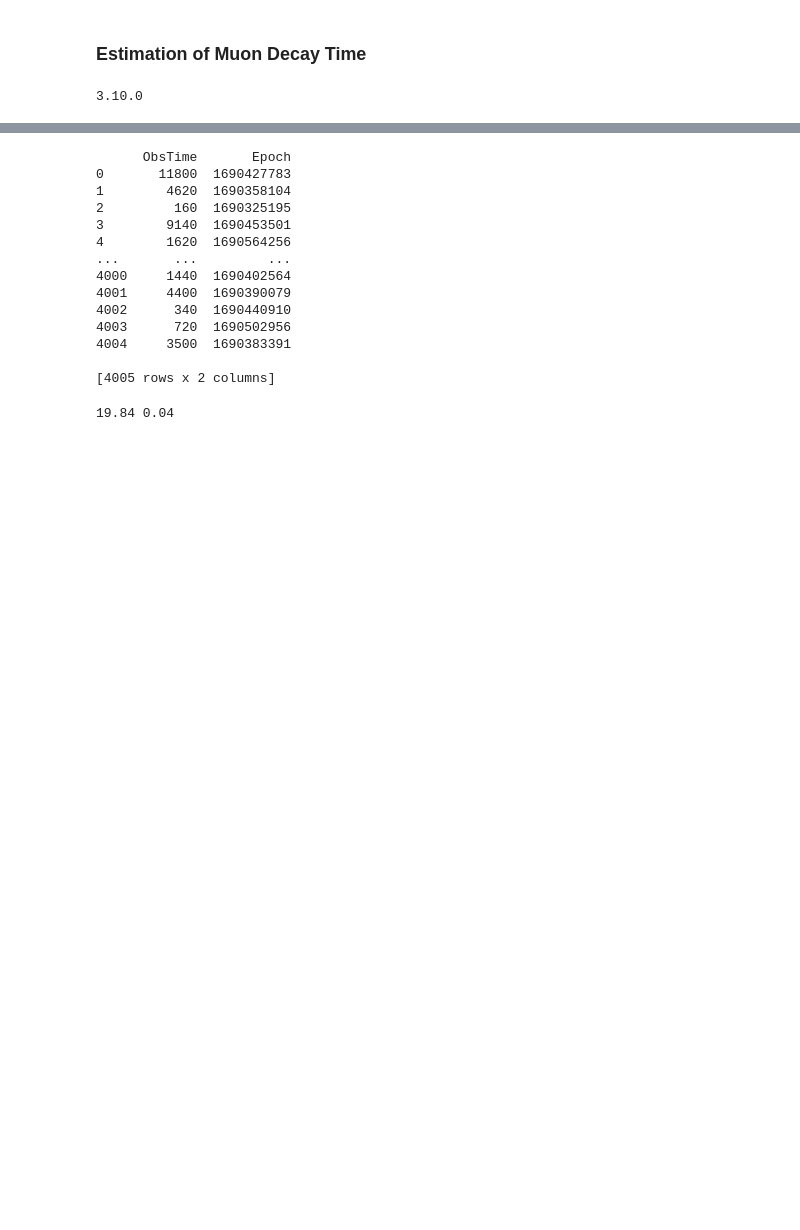
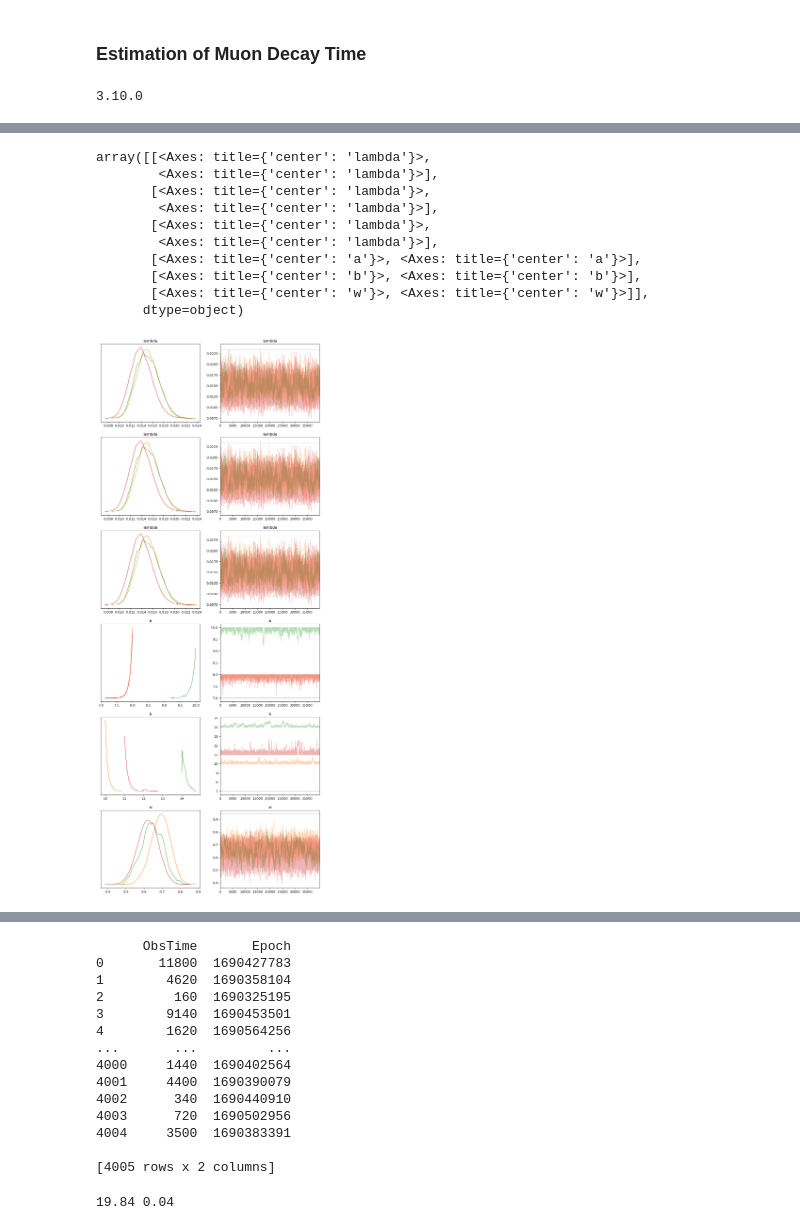
Before and after one commit to NightHydra/CognitiveModelingHomework, a Jupyter notebook: Project/muonPhysics.ipynb, the cells around one changed output, grey strips where cells are left out. Saved outputs shown, nothing was run; the diff lists cells and outputs as text; code cells hidden in the pictures; blank space fills up the shorter version.

```diff
--- a/Project/muonPhysics.ipynb
+++ b/Project/muonPhysics.ipynb
@@ -58,5 +61,5 @@ Text(0.5, 0, 'Measured Decay Times ($\\mu s$)')
 # %%
-stan_code = """ //THIS NEEDS TO BE MODIFIED TO BE A MIXTURE OF AN EXPONENTIAL AND A UNIFORM (GUIDE: https://mc-stan.org/docs/stan-users-guide/finite-mixtures.html) (DEBUG)
+stan_code = """
 
 data {
     int<lower=1> N; // Size of the data
@@ -65,19 +68,45 @@ data {
 }
 
 parameters {
-    real lambda; // Decay rate of a muon
-    real beta; // Regression parameter
-    real<lower=0,upper=1> w; // Weights for the exponential (muon) and uniform (background radiation) distributions respectively
+    real<lower=0> lambda; // Decay rate of a muon
+    // real beta; // Regression parameter
+    real a; // Lower bound of uniform distribution
+    real b; // Upper bound of uniform distribution
+    real<lower=0,upper=1> w; // Weight for the exponential (muon) distribution
 }
 
 model {
+    // Priors
     lambda ~ gamma(2, 2);
     // lambda ~ lognormal(2, 2);
     // lambda ~ poisson(0.5);
     // lambda ~ exponential(0.5);
-    beta ~ normal(0, 2);
+    // beta ~ normal(0, 2);
+    a ~ normal(20, 2);
+    b ~ normal(20, 2);
+    w ~ uniform(0, 20);
 
-    y ~ exponential(lambda + beta * eps);
+    // for(n in 1:N){ // For some reason this seems to be assigning another prior distribution to w??? (DEBUG)
+    //     target += log_mix(w,
+    //                       exponential_lpdf(y[n] | lambda),
+    //                       uniform_lpdf(y[n] | 1, 40));
+    // }
+
+    for(n in 1:N){ // For some reason this seems to be assigning another prior distribution to w??? (DEBUG)
+        target += log_sum_exp(log(w) +
+                          exponential_lpdf(y[n] | lambda),
+                          log1m(w) +
+                          uniform_lpdf(y[n] | a, b));
+    }
 }
 
 """
+# %%
+# Fit synthetic data using the Stan model to see if parameter recovery of the mixture weights is possible
+data_dict = {
+    "N": bin_centers.shape[0],
+    "x": bin_centers,
+    "y": tau_distribution_synth
+}
+
+model = stan.build(stan_code, data=data_dict)
@@ -83,0 +142,3 @@ model {
+# %%
+# Fit the synthetic data
+fit = model.sample(num_chains=4, num_samples=40000, num_warmup=1000)
@@ -83,0 +175,16 @@ model {
+# %%
+columns_to_plot_trace_of = ['lambda', 'w', 'a', 'b']
+
+az.plot_trace(fit, var_names=columns_to_plot_trace_of, filter_vars='like', compact=False, figsize=(12, 30))
+# %% [output]
+array([[<Axes: title={'center': 'lambda'}>,
+        <Axes: title={'center': 'lambda'}>],
+       [<Axes: title={'center': 'lambda'}>,
+        <Axes: title={'center': 'lambda'}>],
+       [<Axes: title={'center': 'lambda'}>,
+        <Axes: title={'center': 'lambda'}>],
+       [<Axes: title={'center': 'a'}>, <Axes: title={'center': 'a'}>],
+       [<Axes: title={'center': 'b'}>, <Axes: title={'center': 'b'}>],
+       [<Axes: title={'center': 'w'}>, <Axes: title={'center': 'w'}>]],
+      dtype=object)
+[figure, added]
```
Also changed, not shown: parts of 6 cells of this notebook.
